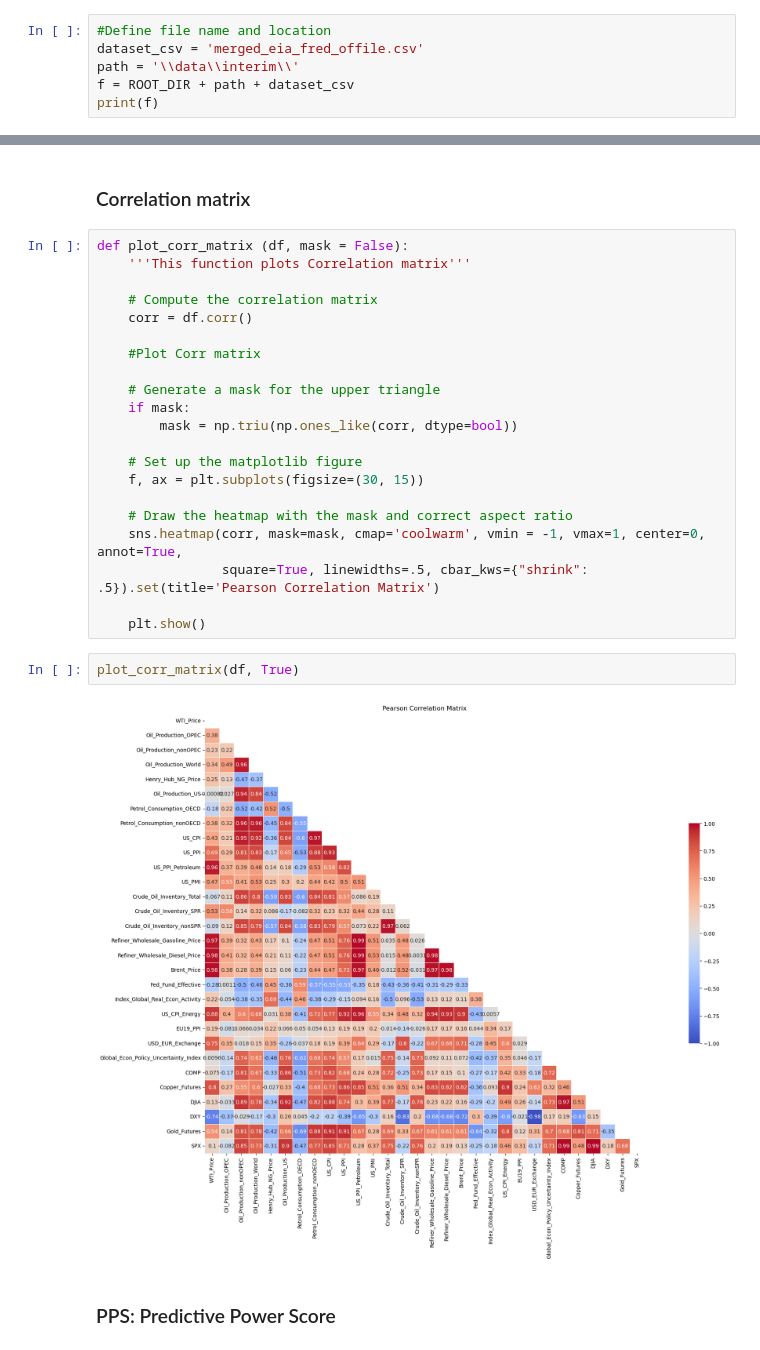
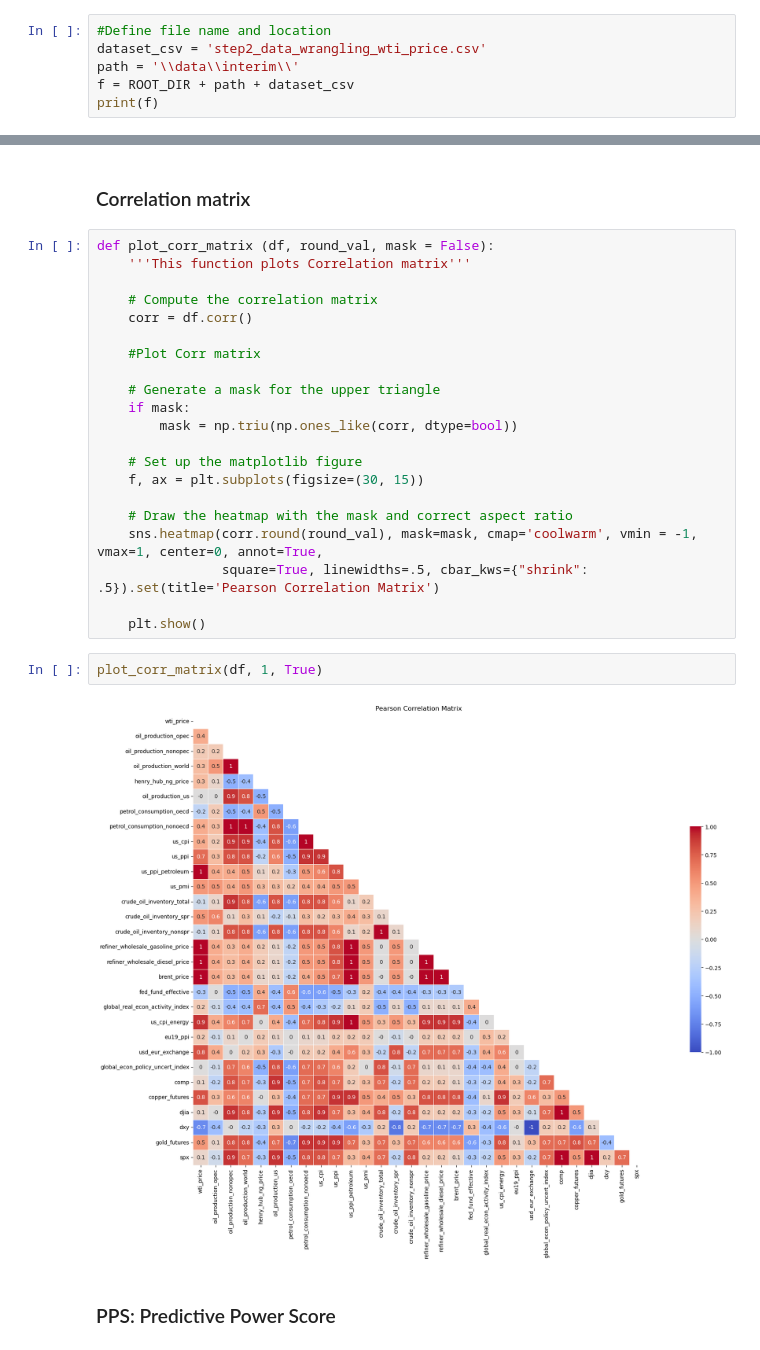
Before and after one commit to faridjn/WTI_Crude_Oil_Price_Prediction_Using_ML, a Jupyter notebook: notebooks/03_exploratory_data_analysis.ipynb, the cells around one changed output, grey strips where cells are left out. Drawn from its saved outputs; the diff is of its cells as text.

```diff
--- a/notebooks/03_exploratory_data_analysis.ipynb
+++ b/notebooks/03_exploratory_data_analysis.ipynb
@@ -30,7 +30,7 @@ print(ROOT_DIR)
 D:\gitProjects\springboard_capstone_1\Springboard_Capstone_01
 # %%
 #Define file name and location
-dataset_csv = 'merged_eia_fred_offile.csv'
+dataset_csv = 'step2_data_wrangling_wti_price.csv'
 path = '\\data\\interim\\'
 f = ROOT_DIR + path + dataset_csv
 print(f)
@@ -117,7 +139,7 @@ plt.subplots_adjust(hspace=0.5);
 # %% [markdown]
 ### Correlation matrix
 # %%
-def plot_corr_matrix (df, mask = False):
+def plot_corr_matrix (df, round_val, mask = False):
     '''This function plots Correlation matrix'''
 
     # Compute the correlation matrix
@@ -133,14 +155,14 @@ def plot_corr_matrix (df, mask = False):
     f, ax = plt.subplots(figsize=(30, 15))
 
     # Draw the heatmap with the mask and correct aspect ratio
-    sns.heatmap(corr, mask=mask, cmap='coolwarm', vmin = -1, vmax=1, center=0, annot=True,
+    sns.heatmap(corr.round(round_val), mask=mask, cmap='coolwarm', vmin = -1, vmax=1, center=0, annot=True,
                 square=True, linewidths=.5, cbar_kws={"shrink": .5}).set(title='Pearson Correlation Matrix')
 
     plt.show()
 # %%
-plot_corr_matrix(df, True)
+plot_corr_matrix(df, 1, True)
 # %% [output]
-[figure, old version]
+[figure, new version]
 # %% [markdown]
 ### PPS: Predictive Power Score
 # %%
```
Also changed, not shown: parts of 29 cells of this notebook, 2 other files.
